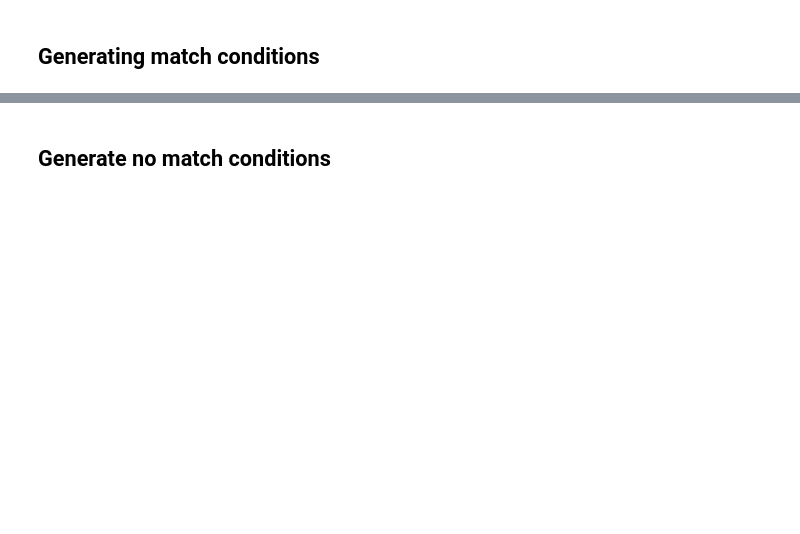
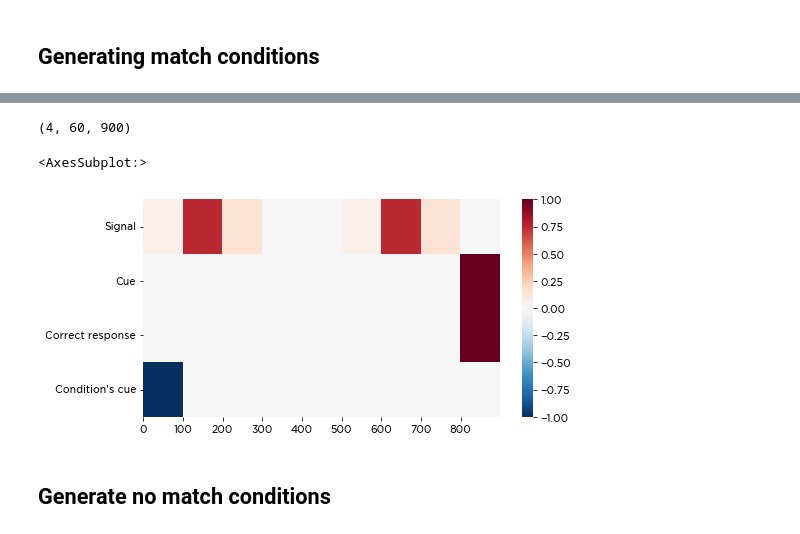
Before and after one commit to kuffmode/HardWorking-Memory, a Jupyter notebook: recall_example.ipynb, the cells around one changed output, grey strips where cells are left out. Saved outputs shown, nothing was run; the diff lists cells and outputs as text; code cells hidden in the pictures; blank space fills up the shorter version.

```diff
--- a/recall_example.ipynb
+++ b/recall_example.ipynb
@@ -65,3 +83,15 @@ plt.colorbar()
+# %%
+print(match_block.shape)
+plt.figure(figsize=(8,4))
+sns.heatmap(data = match_block[:,-1,:],
+            center = 0,
+            xticklabels=100,
+            yticklabels=y_labels,
+            cmap='RdBu_r')
+# %% [output]
+(4, 60, 900)
+<AxesSubplot:>
+[figure, added]
 # %% [markdown]
 ## Generate no match conditions
 # %%
```
Also changed, not shown: parts of 12 cells of this notebook, 3 other files.
